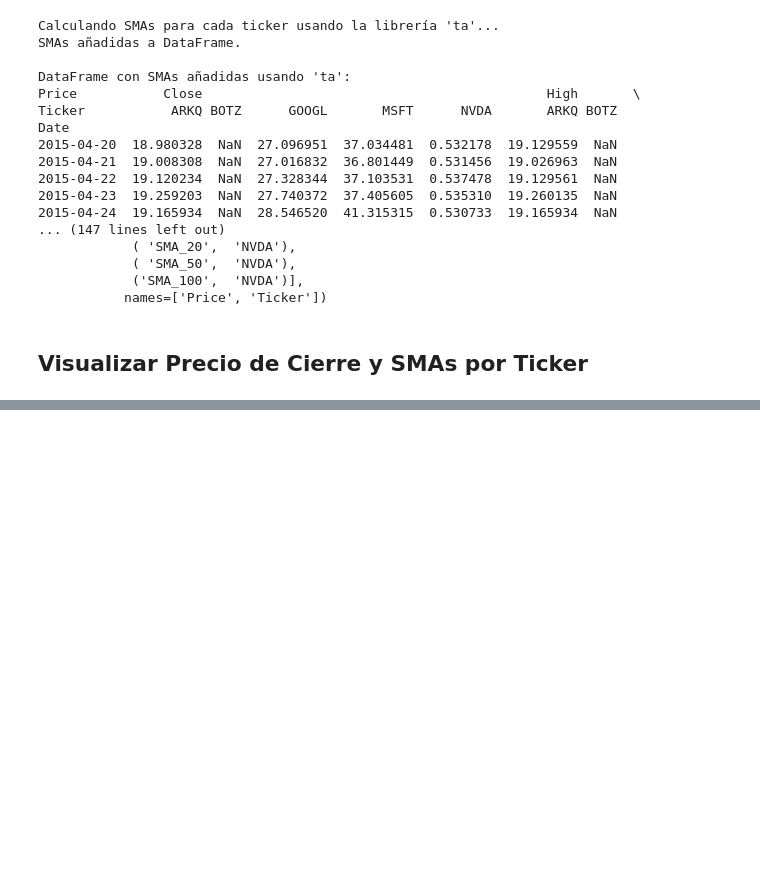
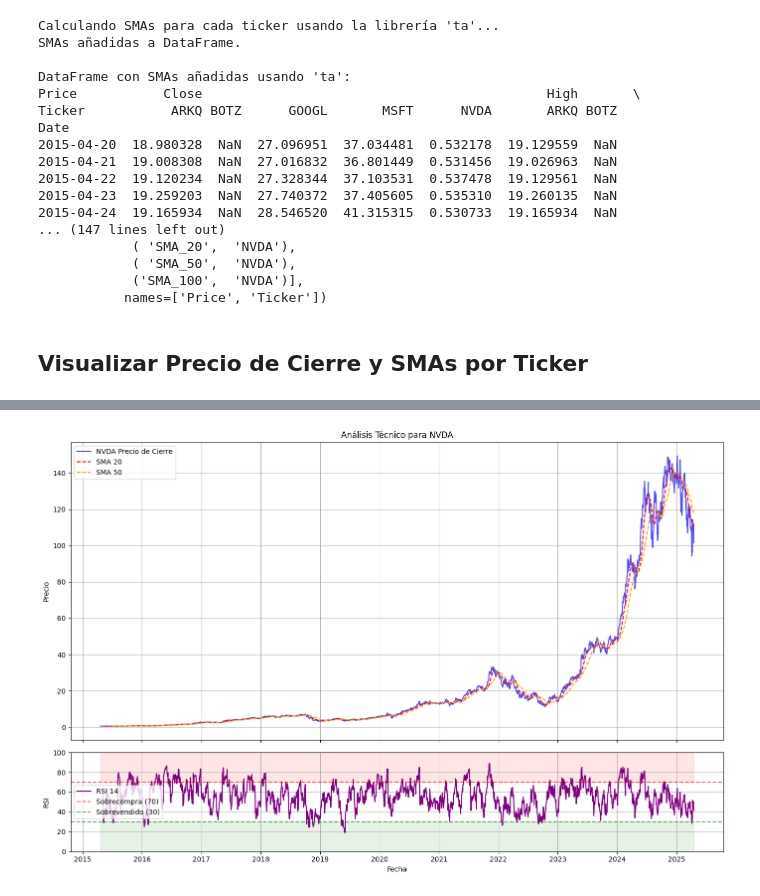
Before and after one commit to Haagila/financial-indicators-project, a Jupyter notebook: notebooks/03_financial_indicators_analysis.ipynb, the cells around one changed output, grey strips where cells are left out. Drawn from its saved outputs; the diff is of its cells as text; code cells hidden in the pictures; blank space fills up the shorter version.

```diff
--- a/notebooks/03_financial_indicators_analysis.ipynb
+++ b/notebooks/03_financial_indicators_analysis.ipynb
@@ -153,0 +156,17 @@ Generando gráfico de Precio de Cierre y Medias Móviles para MSFT...
+# %%
+import ta.momentum # Importa el submódulo momentum
+
+print("\nCalculando RSI para cada ticker usando la librería 'ta'...")
+
+# Iterar sobre cada ticker para calcular el RSI
+for ticker in tickers: # Reutilizamos la lista 'tickers' de la celda anterior
+
+    close_series = data_cleaned[('Close', ticker)]
+
+    # Calcula el RSI para esta Serie
+    rsi_14 = ta.momentum.rsi(close_series, window=14)
+
+    # Añade la Serie calculada de RSI como una nueva columna al DataFrame principal
+    data_cleaned[('RSI_14', ticker)] = rsi_14
+
+print("RSI añadido a DataFrame.")
@@ -153,0 +178,67 @@ Generando gráfico de Precio de Cierre y Medias Móviles para MSFT...
+# %%
+import matplotlib.pyplot as plt # Asegúrate de importar matplotlib
+
+# Asegúrate de que data_cleaned esté cargado y el RSI (y SMAs si quieres) calculados
+
+# --- Selecciona un ticker para visualizar ---
+ticker_to_plot = 'NVDA' # <-- CAMBIA esto al ticker que quieras graficar
+
+print(f"Generando gráfico de Precio, SMAs y RSI para {ticker_to_plot}...")
+
+# --- Crear la figura y los subplots ---
+# Creamos una figura con dos subplots apilados verticalmente
+fig, axes = plt.subplots(nrows=2, ncols=1, figsize=(14, 10), sharex=True, gridspec_kw={'height_ratios': [3, 1]})
+# sharex=True asegura que ambos subplots compartan el eje X (la fecha)
+# gridspec_kw ajusta la proporción de altura de los subplots (precio arriba, RSI más pequeño abajo)
+
+
+# --- Graficar Precio y SMAs en el subplot superior ---
+ax1 = axes[0] # El primer subplot (arriba)
+price_data = data_cleaned[('Close', ticker_to_plot)]
+ax1.plot(price_data.index, price_data, label=f'{ticker_to_plot} Precio de Cierre', color='blue', alpha=0.7)
+
+# Opcional: Graficar SMAs si existen
+try:
+    sma_20_data = data_cleaned[('SMA_20', ticker_to_plot)]
+    sma_50_data = data_cleaned[('SMA_50', ticker_to_plot)]
+    # Usamos .dropna() para graficar solo donde hay datos
+    ax1.plot(sma_20_data.dropna().index, sma_20_data.dropna(), label='SMA 20', color='red', linestyle='--')
+    ax1.plot(sma_50_data.dropna().index, sma_50_data.dropna(), label='SMA 50', color='orange', linestyle='--')
+    # Puedes añadir la SMA_100 si quieres: ax1.plot(sma_100_data.dropna().index, sma_100_data.dropna(), label='SMA 100', color='green', linestyle='--')
+
+except KeyError:
+    print(f"Columnas SMA no encontradas para {ticker_to_plot}. Graficando solo precio.")
+
+ax1.set_ylabel('Precio')
+ax1.set_title(f'Análisis Técnico para {ticker_to_plot}') # Título principal
+ax1.legend()
+ax1.grid(True)
+
+
+# --- Graficar RSI en el subplot inferior ---
+ax2 = axes[1] # El segundo subplot (abajo)
+try:
+    rsi_data = data_cleaned[('RSI_14', ticker_to_plot)]
+    ax2.plot(rsi_data.index, rsi_data, label='RSI 14', color='purple')
+
+    # Añadir líneas de sobrecompra (70) y sobreventa (30)
+    ax2.axhline(70, color='red', linestyle='--', alpha=0.6, label='Sobrecompra (70)')
+    ax2.axhline(30, color='green', linestyle='--', alpha=0.6, label='Sobrevendido (30)')
+    ax2.set_ylim(0, 100) # Asegura que el eje Y vaya de 0 a 100
+    ax2.fill_between(rsi_data.index, 70, 100, color='red', alpha=0.1) # Rellenar zona de sobrecompra
+    ax2.fill_between(rsi_data.index, 0, 30, color='green', alpha=0.1) # Rellenar zona de sobreventa
+
+except KeyError:
+    print(f"Columna RSI no encontrada para {ticker_to_plot}. No se grafica RSI.")
+
+
+ax2.set_ylabel('RSI')
+ax2.set_xlabel('Fecha') # Solo el subplot inferior necesita la etiqueta del eje X si sharex=True
+ax2.legend()
+ax2.grid(True)
+
+
+# Ajusta el layout final
+plt.tight_layout(rect=[0, 0.03, 1, 0.95]) # Ajusta el layout para dejar espacio para un posible título principal si lo añadieras con fig.suptitle
+plt.show()
+# %% [output]
@@ -153,0 +246 @@ Generando gráfico de Precio de Cierre y Medias Móviles para MSFT...
+[figure, added]
```
Also changed, not shown: parts of 5 cells of this notebook.
